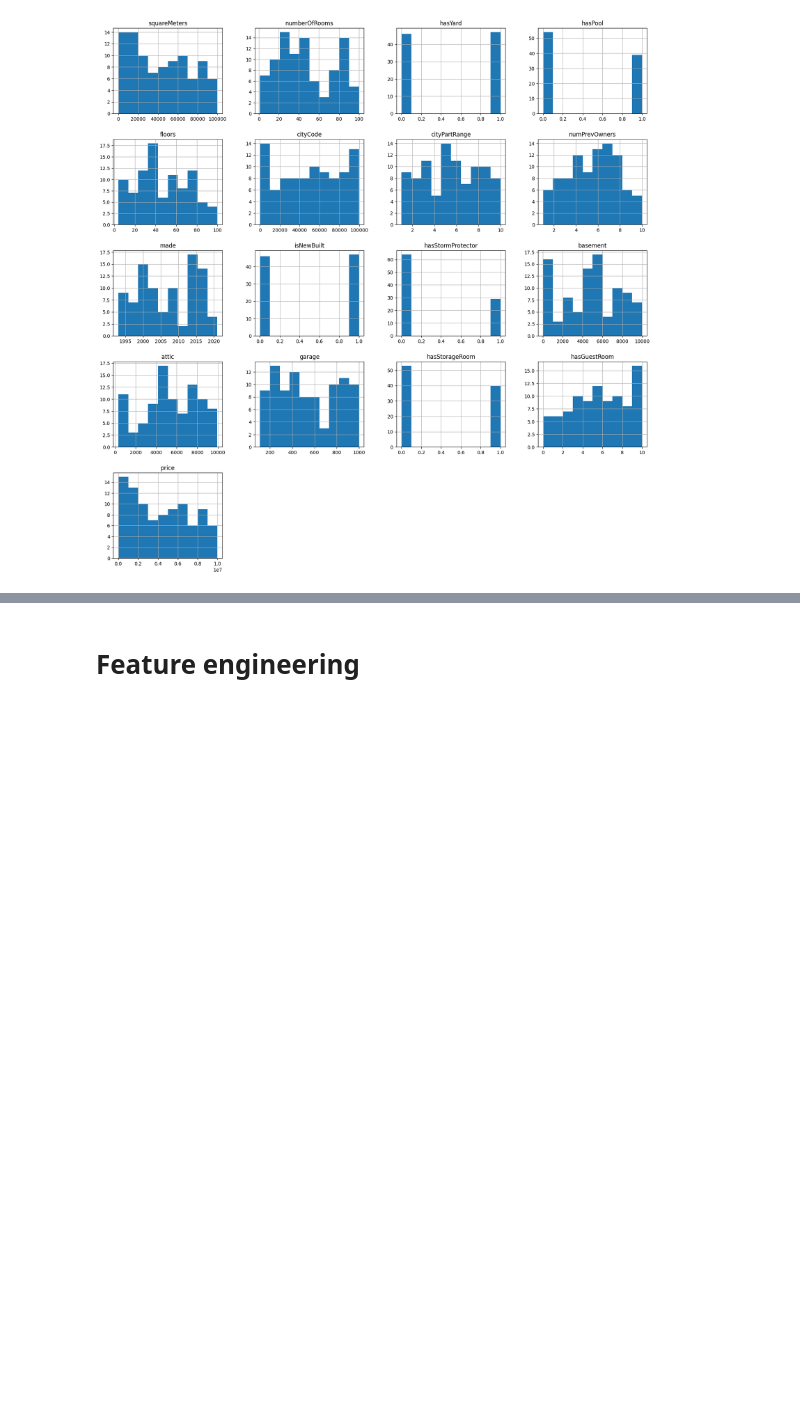
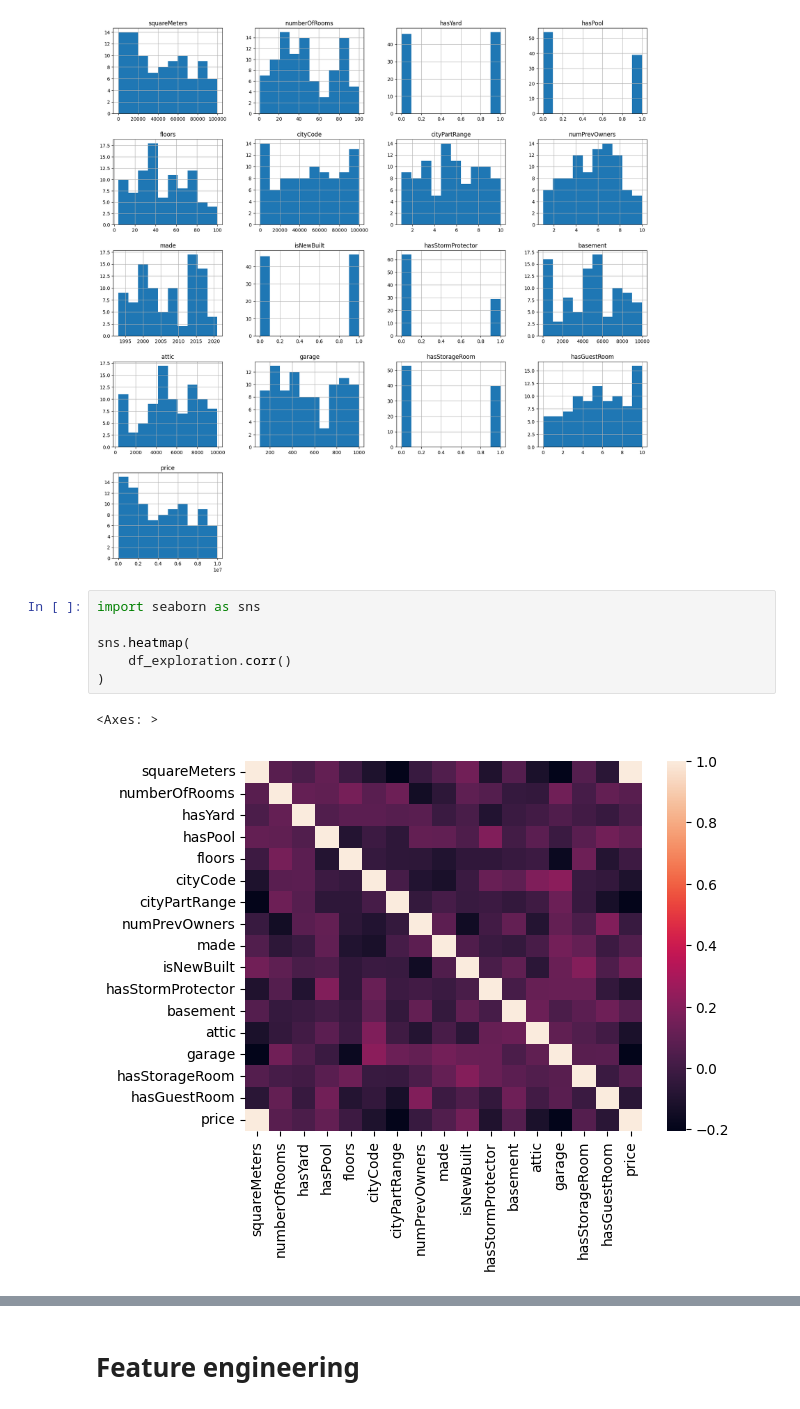
Before and after one commit to PashaIanko/Kaggle.ParisHousingPrices, a Jupyter notebook: 0_baseline_training.ipynb, the cells around one changed output, grey strips where cells are left out. Cells and saved outputs as stored; diff of their text form; blank space fills up the shorter version.

```diff
--- a/0_baseline_training.ipynb
+++ b/0_baseline_training.ipynb
@@ -339,3 +328,12 @@ _, ax = plt.subplots(figsize=(20, 20))
 _ = df_exploration.hist(ax=ax)
 # %% [output]
 [figure]
+# %%
+import seaborn as sns
+
+sns.heatmap(
+    df_exploration.corr()
+)
+# %% [output]
+<Axes: >
+[figure, added]
```
Also changed, not shown: parts of 22 cells of this notebook.
